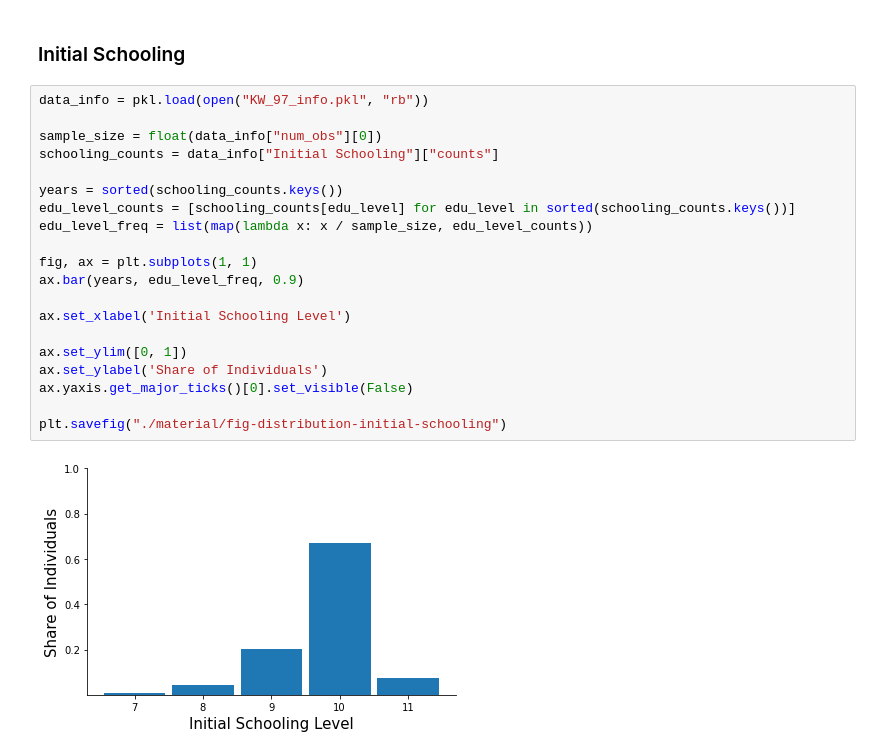
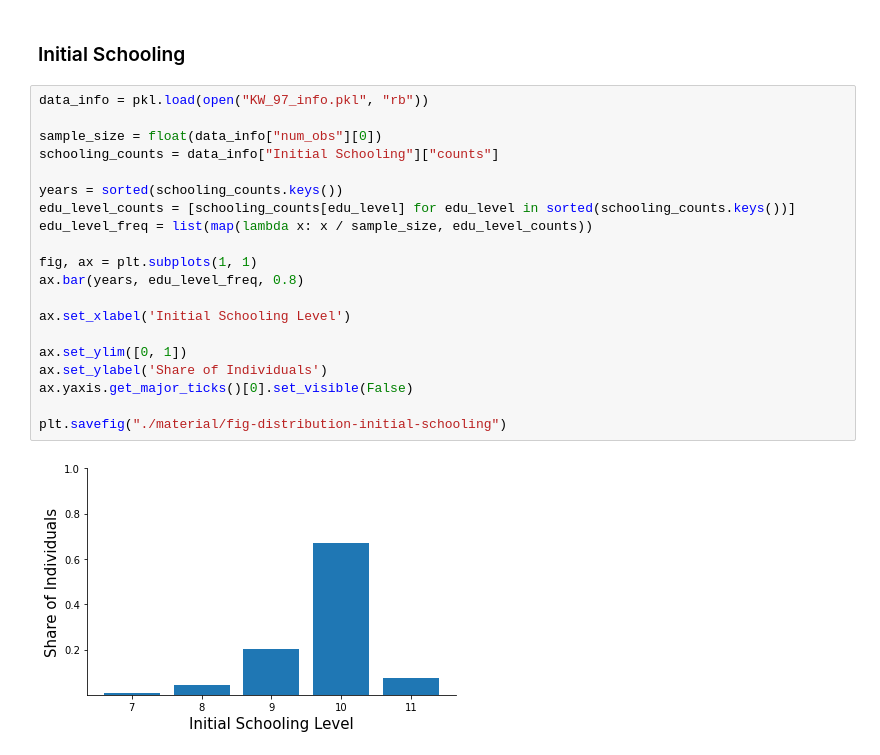
Before and after one commit to OpenSourceEconomics/ekw-data, a Jupyter notebook: career-decisions-data/explorations.ipynb, the cells around one changed output. Cells and saved outputs as stored; diff of their text form.

```diff
--- a/career-decisions-data/explorations.ipynb
+++ b/career-decisions-data/explorations.ipynb
@@ -129,22 +134,22 @@ We show average wages and their standard devision in the figures below.
 # %%
 data_info = pkl.load(open("KW_97_info.pkl", "rb"))
 
 sample_size = float(data_info["num_obs"][0])
 schooling_counts = data_info["Initial Schooling"]["counts"]
 
 years = sorted(schooling_counts.keys())
 edu_level_counts = [schooling_counts[edu_level] for edu_level in sorted(schooling_counts.keys())]
 edu_level_freq = list(map(lambda x: x / sample_size, edu_level_counts))
 
 fig, ax = plt.subplots(1, 1)
-ax.bar(years, edu_level_freq, 0.9)
+ax.bar(years, edu_level_freq, 0.8)
 
 ax.set_xlabel('Initial Schooling Level')
 
 ax.set_ylim([0, 1])
 ax.set_ylabel('Share of Individuals')
 ax.yaxis.get_major_ticks()[0].set_visible(False)
 
 plt.savefig("./material/fig-distribution-initial-schooling")
 # %% [output]
-[figure, old version]
+[figure, new version]
```
Also changed, not shown: parts of 9 cells of this notebook.
